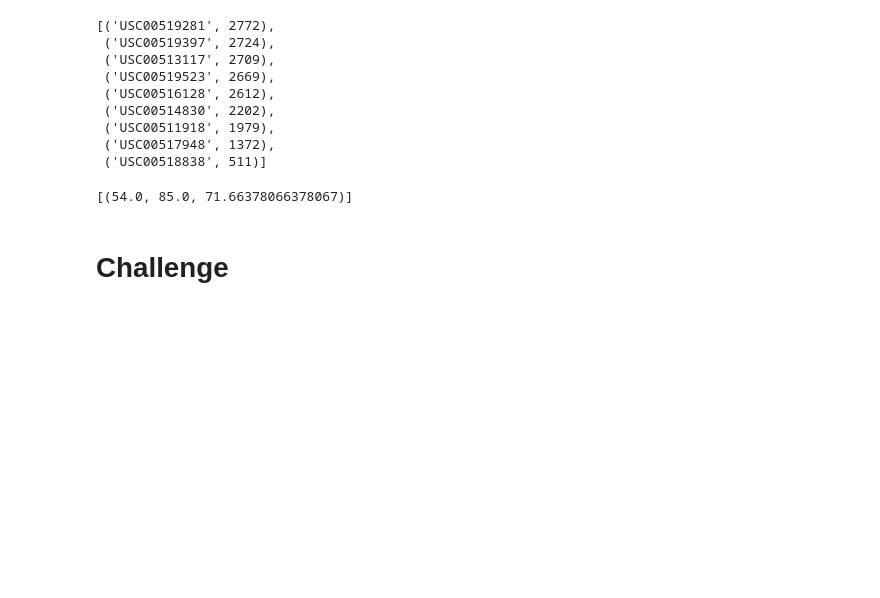
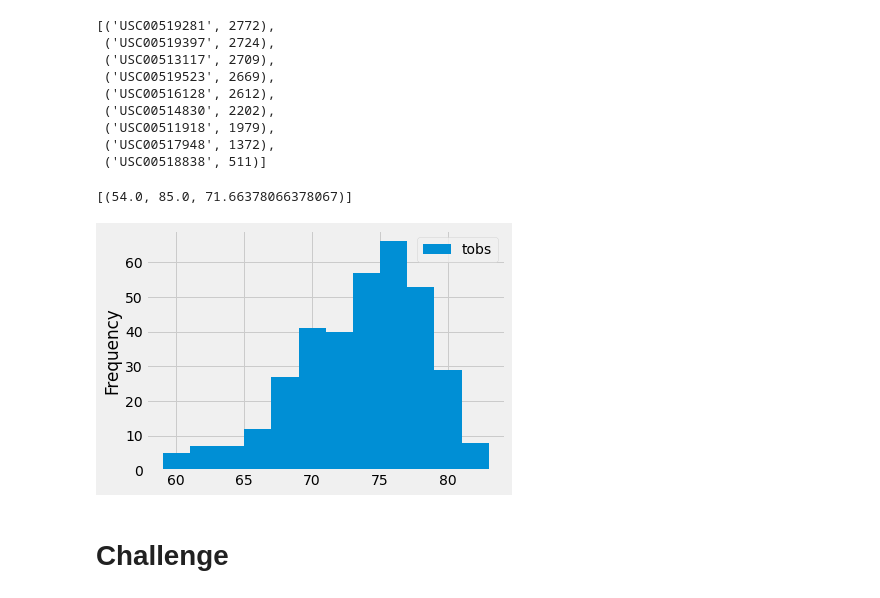
Before and after one commit to carolinacraus/surfs_up, a Jupyter notebook: climate_analysis.ipynb, the cells around one changed output. Saved outputs shown, nothing was run; the diff lists cells and outputs as text; code cells hidden in the pictures; blank space fills up the shorter version.

```diff
--- a/climate_analysis.ipynb
+++ b/climate_analysis.ipynb
@@ -111,16 +111,19 @@ filter(Measurement.station == 'USC00519281').all()
 # %%
 # Choose the station with the highest number of temperature observations.
 # Query the last 12 months of temperature observation data for this station and plot the results as a histogram
 session.query(Measurement.tobs)
 results = session.query(Measurement.tobs).\
 filter(Measurement.station == 'USC00519281').\
 filter(Measurement.date >= prev_year).all()
 #print(results)
 
 #convert to DataFrame
 df = pd.DataFrame(results, columns=['tobs'])
 # plot the temperature observations
 df.plot.hist(bins=12)
+plt.tight_layout()
+# %% [output]
+[figure, added]
 # %%
 # Write a function called `calc_temps` that will accept start date and end date in the format '%Y-%m-%d'
 # and return the minimum, average, and maximum temperatures for that range of dates
```
Also changed, not shown: parts of 1 cell of this notebook, 2 other files.
